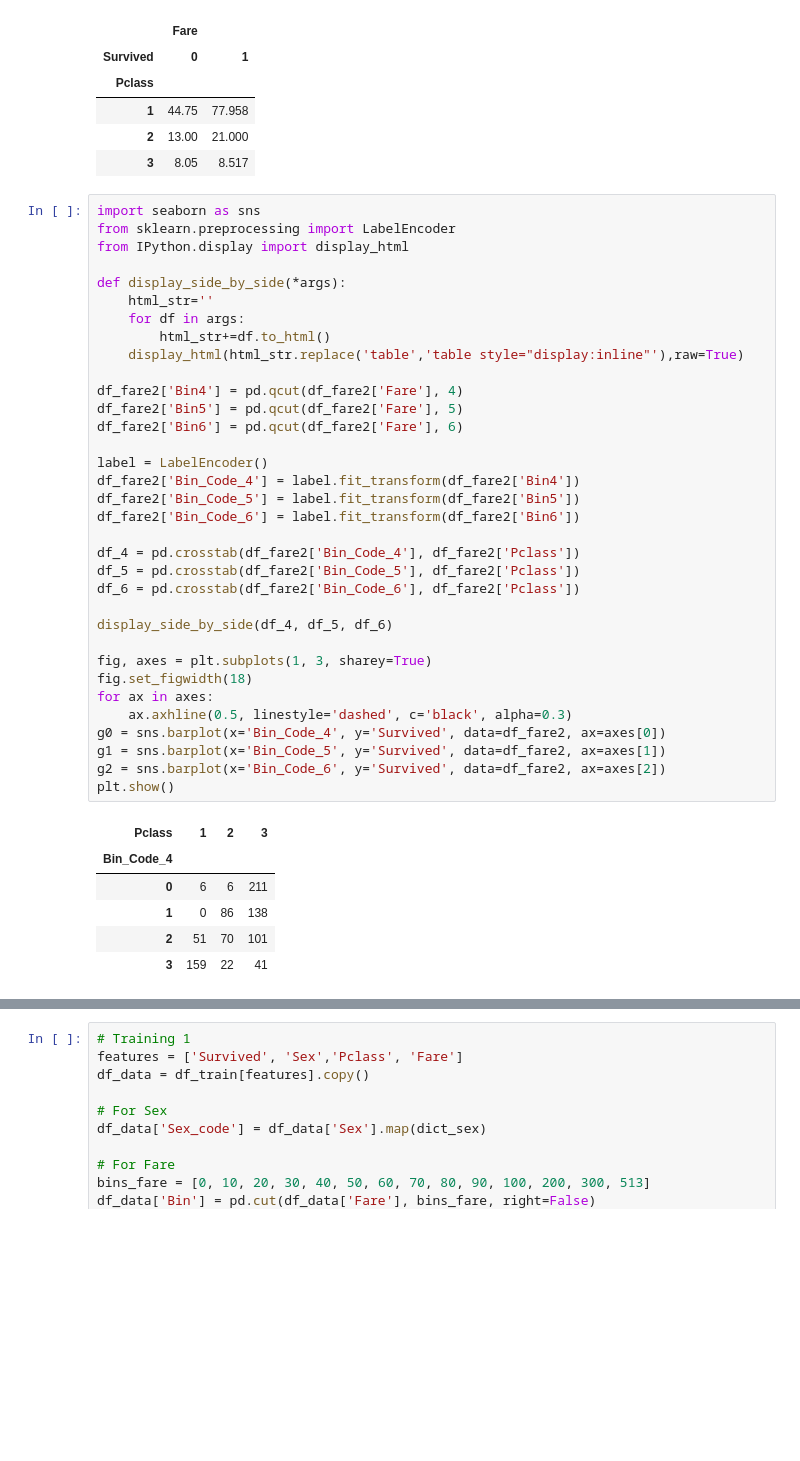
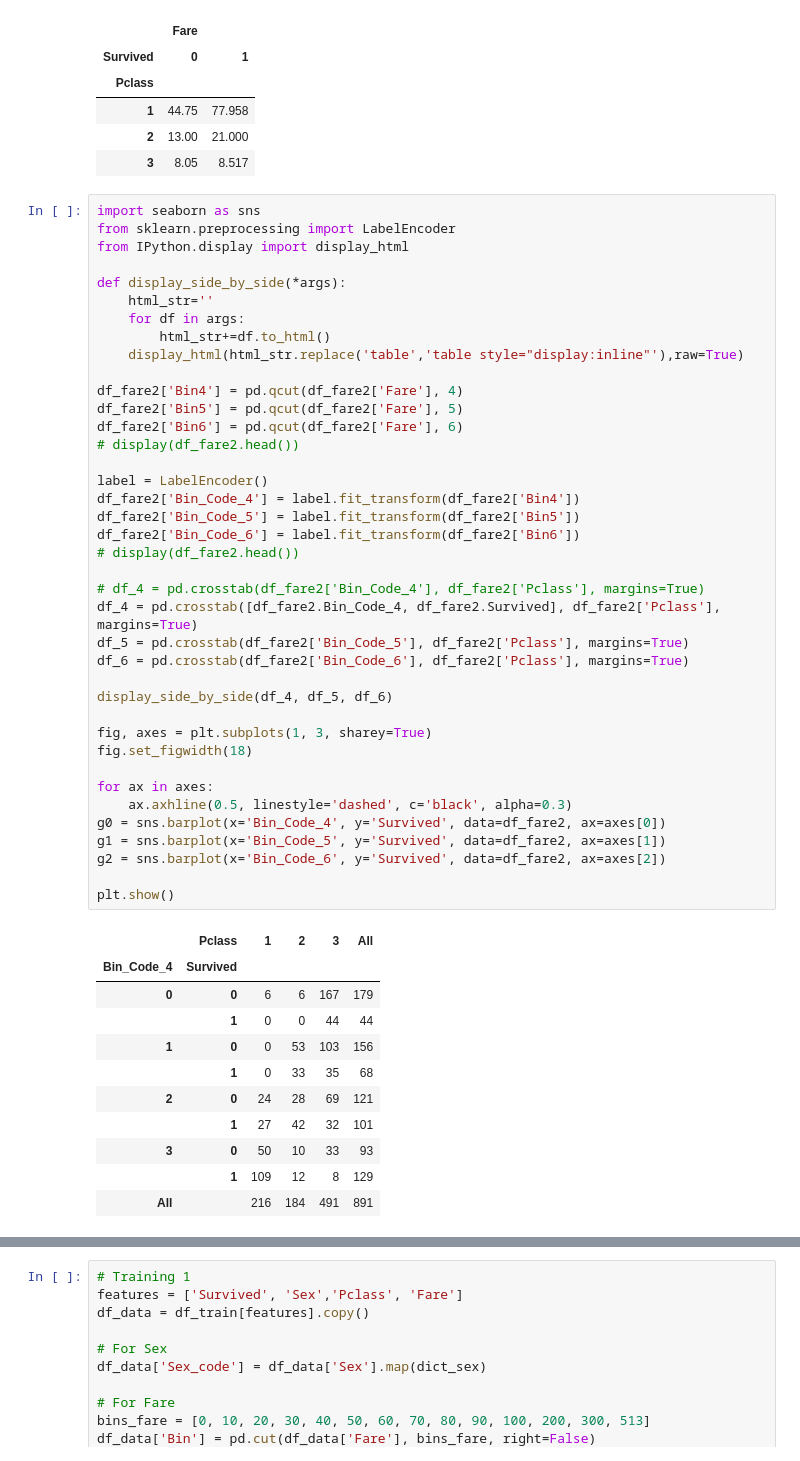
Before and after one commit to morpheus9631/titanic, a Jupyter notebook: ipynb/train_v2.ipynb, the cells around one changed output, grey strips where cells are left out. Cells and saved outputs as stored; diff of their text form; blank space fills up the shorter version.

```diff
--- a/ipynb/train_v2.ipynb
+++ b/ipynb/train_v2.ipynb
@@ -260,39 +261,49 @@ import seaborn as sns
 from sklearn.preprocessing import LabelEncoder
 from IPython.display import display_html
 
 def display_side_by_side(*args):
     html_str=''
     for df in args:
         html_str+=df.to_html()
     display_html(html_str.replace('table','table style="display:inline"'),raw=True)
 
 df_fare2['Bin4'] = pd.qcut(df_fare2['Fare'], 4)
 df_fare2['Bin5'] = pd.qcut(df_fare2['Fare'], 5)
 df_fare2['Bin6'] = pd.qcut(df_fare2['Fare'], 6)
+# display(df_fare2.head())
 
 label = LabelEncoder()
 df_fare2['Bin_Code_4'] = label.fit_transform(df_fare2['Bin4'])
 df_fare2['Bin_Code_5'] = label.fit_transform(df_fare2['Bin5'])
 df_fare2['Bin_Code_6'] = label.fit_transform(df_fare2['Bin6'])
+# display(df_fare2.head())
 
-df_4 = pd.crosstab(df_fare2['Bin_Code_4'], df_fare2['Pclass'])
-df_5 = pd.crosstab(df_fare2['Bin_Code_5'], df_fare2['Pclass'])
-df_6 = pd.crosstab(df_fare2['Bin_Code_6'], df_fare2['Pclass'])
+# df_4 = pd.crosstab(df_fare2['Bin_Code_4'], df_fare2['Pclass'], margins=True)
+df_4 = pd.crosstab([df_fare2.Bin_Code_4, df_fare2.Survived], df_fare2['Pclass'], margins=True)
+df_5 = pd.crosstab(df_fare2['Bin_Code_5'], df_fare2['Pclass'], margins=True)
+df_6 = pd.crosstab(df_fare2['Bin_Code_6'], df_fare2['Pclass'], margins=True)
 
 display_side_by_side(df_4, df_5, df_6)
 
 fig, axes = plt.subplots(1, 3, sharey=True)
 fig.set_figwidth(18)
+
 for ax in axes:
     ax.axhline(0.5, linestyle='dashed', c='black', alpha=0.3)
 g0 = sns.barplot(x='Bin_Code_4', y='Survived', data=df_fare2, ax=axes[0])
 g1 = sns.barplot(x='Bin_Code_5', y='Survived', data=df_fare2, ax=axes[1])
 g2 = sns.barplot(x='Bin_Code_6', y='Survived', data=df_fare2, ax=axes[2])
+
 plt.show()
 # %% [output]
-| Pclass | 1 | 2 | 3 |
-| Bin_Code_4 |  |  |  |
-| 0 | 6 | 6 | 211 |
-| 1 | 0 | 86 | 138 |
-| 2 | 51 | 70 | 101 |
-| 3 | 159 | 22 | 41 |
+|  | Pclass | 1 | 2 | 3 | All |
+| Bin_Code_4 | Survived |  |  |  |  |
+| 0 | 0 | 6 | 6 | 167 | 179 |
+|  | 1 | 0 | 0 | 44 | 44 |
+| 1 | 0 | 0 | 53 | 103 | 156 |
+|  | 1 | 0 | 33 | 35 | 68 |
+| 2 | 0 | 24 | 28 | 69 | 121 |
+|  | 1 | 27 | 42 | 32 | 101 |
+| 3 | 0 | 50 | 10 | 33 | 93 |
+|  | 1 | 109 | 12 | 8 | 129 |
+| All |  | 216 | 184 | 491 | 891 |
```
Also changed, not shown: parts of 2 cells of this notebook, 2 other files.
